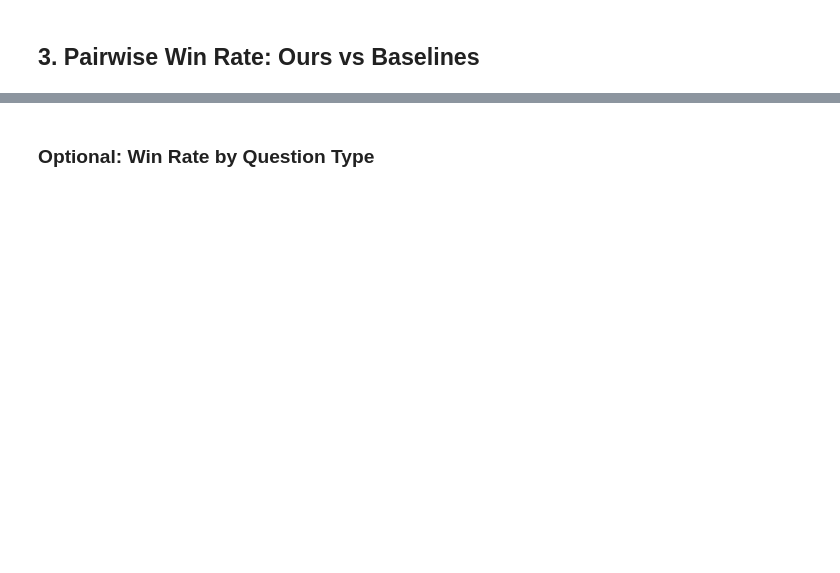
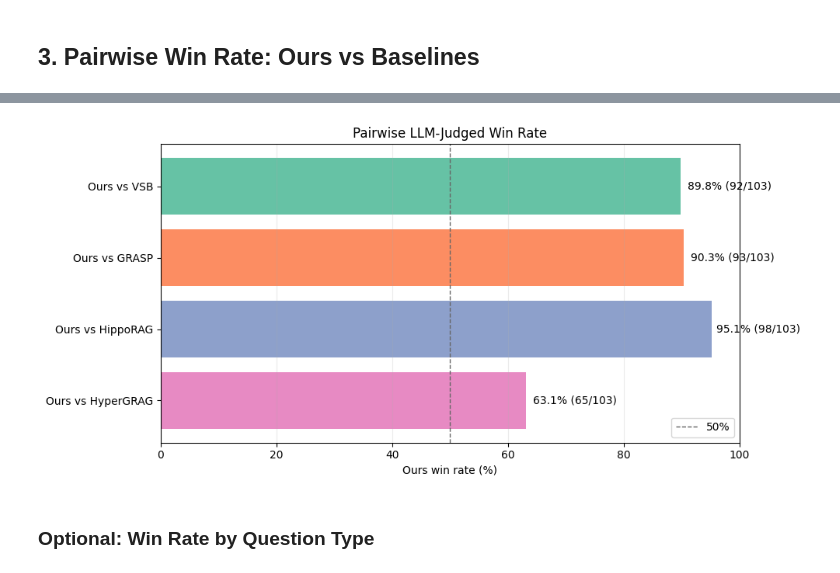
Before and after one commit to DevinDeSilva/LLM-Workflow-Explorer, a Jupyter notebook: evaluations/chatbs-base/results_analysis.ipynb, the cells around one changed output, grey strips where cells are left out. Cells and saved outputs as stored; diff of their text form; code cells hidden in the pictures; blank space fills up the shorter version.

```diff
--- a/evaluations/chatbs-base/results_analysis.ipynb
+++ b/evaluations/chatbs-base/results_analysis.ipynb
@@ -330,33 +385,59 @@ ours_vs_baselines
 # %%
+WINRATE_GRAPH_BASELINE_ORDER = [
+    "vectorsimilarity",
+    "grasp",
+    "hipporag",
+    "hypergraphrag",
+]
+WINRATE_GRAPH_LABELS = {
+    **METHOD_LABELS,
+    "vectorsimilarity": "VSB",
+    "grasp": "GRASP",
+    "hipporag": "HippoRAG",
+    "hypergraphrag": "HyperGRAG",
+}
+
 plot_df = ours_vs_baselines.copy()
+plot_df = plot_df[
+    plot_df["opponent"].astype(str).isin(WINRATE_GRAPH_BASELINE_ORDER)
+].copy()
+plot_df["opponent"] = pd.Categorical(
+    plot_df["opponent"].astype(str),
+    categories=WINRATE_GRAPH_BASELINE_ORDER,
+    ordered=True,
+)
+plot_df = plot_df.sort_values("opponent").reset_index(drop=True)
 plot_df["comparison"] = plot_df["opponent"].astype(str).map(
-    lambda x: f"Ours vs {METHOD_LABELS.get(x, x)}"
+    lambda x: f"Ours vs {WINRATE_GRAPH_LABELS.get(x, x)}"
 )
 plot_df["ours_winrate_pct"] = plot_df["ours_winrate"] * 100
 
 fig, ax = plt.subplots(figsize=(10, max(4.8, 0.55 * len(plot_df))))
 bars = ax.barh(
     plot_df["comparison"],
     plot_df["ours_winrate_pct"],
     color=plt.cm.Set2(range(len(plot_df))),
 )
 ax.axvline(50, color="#666666", linestyle="--", linewidth=1, label="50%")
 ax.set_xlim(0, 100)
 ax.set_xlabel("Ours win rate (%)")
 ax.set_title("Pairwise LLM-Judged Win Rate")
 ax.grid(axis="x", alpha=0.25)
+ax.invert_yaxis()
 
 for bar, (_, row) in zip(bars, plot_df.iterrows()):
     ax.text(
         min(bar.get_width() + 1.2, 96),
         bar.get_y() + bar.get_height() / 2,
         f"{bar.get_width():.1f}% ({row['ours_wins']}/{row['comparisons']})",
         va="center",
         fontsize=10,
     )
 
 ax.legend(loc="lower right")
 plt.tight_layout()
+# %% [output]
+[figure, added]
 # %% [markdown]
 ### Optional: Win Rate by Question Type
 # %%
```
Also changed, not shown: parts of 10 cells of this notebook, 14 other files.
